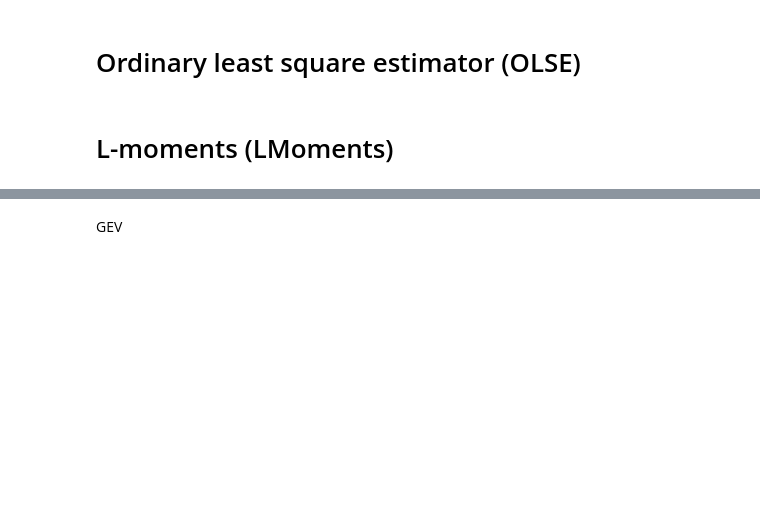
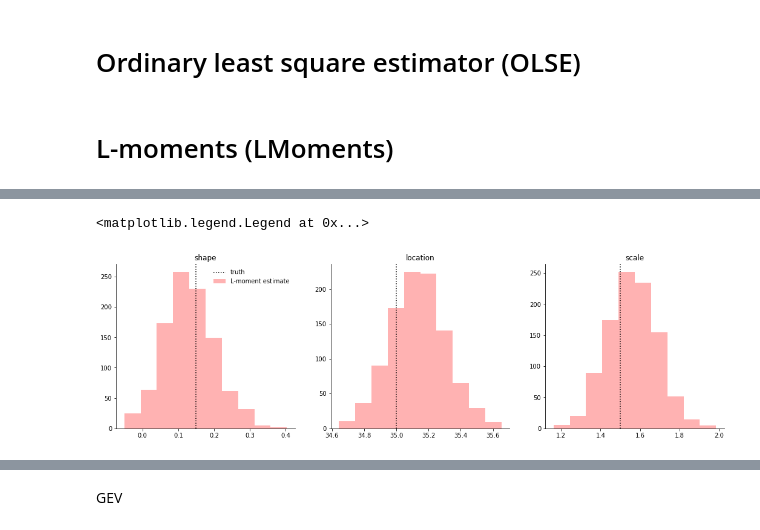
Before and after one commit to njleach/mystatsfunctions, a Jupyter notebook: example-nb.ipynb, the cells around one changed output, grey strips where cells are left out. Drawn from its saved outputs; the diff is of its cells as text; code cells hidden in the pictures; blank space fills up the shorter version.

```diff
--- a/example-nb.ipynb
+++ b/example-nb.ipynb
@@ -14,0 +35,13 @@ import seaborn as sn
+# %%
+# generate sample data
+test_data = sp.stats.genextreme(0.15,35,1.5).rvs(100)
+# %%
+# randomly sample from this test data and reshape
+N_boot = 1000
+test_boot = test_data[np.random.choice(test_data.size,test_data.size*N_boot)].reshape(test_data.size,N_boot)
+# %%
+# initialise a GEV object
+gev_fit = LMoments.gev()
+
+# fit to the data
+%time gev_fit.fit(test_boot)
@@ -14,0 +51,20 @@ import seaborn as sn
+# %%
+# parameter estimate distributions
+fig,ax = plt.subplots(1,3,figsize=(18,5))
+
+ax[0].hist(gev_fit.k,color='r',alpha=0.3,label='L-moment estimate')
+ax[1].hist(gev_fit.X,color='r',alpha=0.3)
+ax[2].hist(gev_fit.a,color='r',alpha=0.3)
+
+ax[0].axvline(0.15,color='k',ls=':',label='truth')
+ax[1].axvline(35,color='k',ls=':')
+ax[2].axvline(1.5,color='k',ls=':')
+
+sn.despine()
+ax[0].set_title('shape')
+ax[1].set_title('location')
+ax[2].set_title('scale')
+ax[0].legend(frameon=False)
+# %% [output]
+<matplotlib.legend.Legend at 0x...>
+[figure, added]
```
Also changed, not shown: parts of 37 cells of this notebook, 1 other file.
